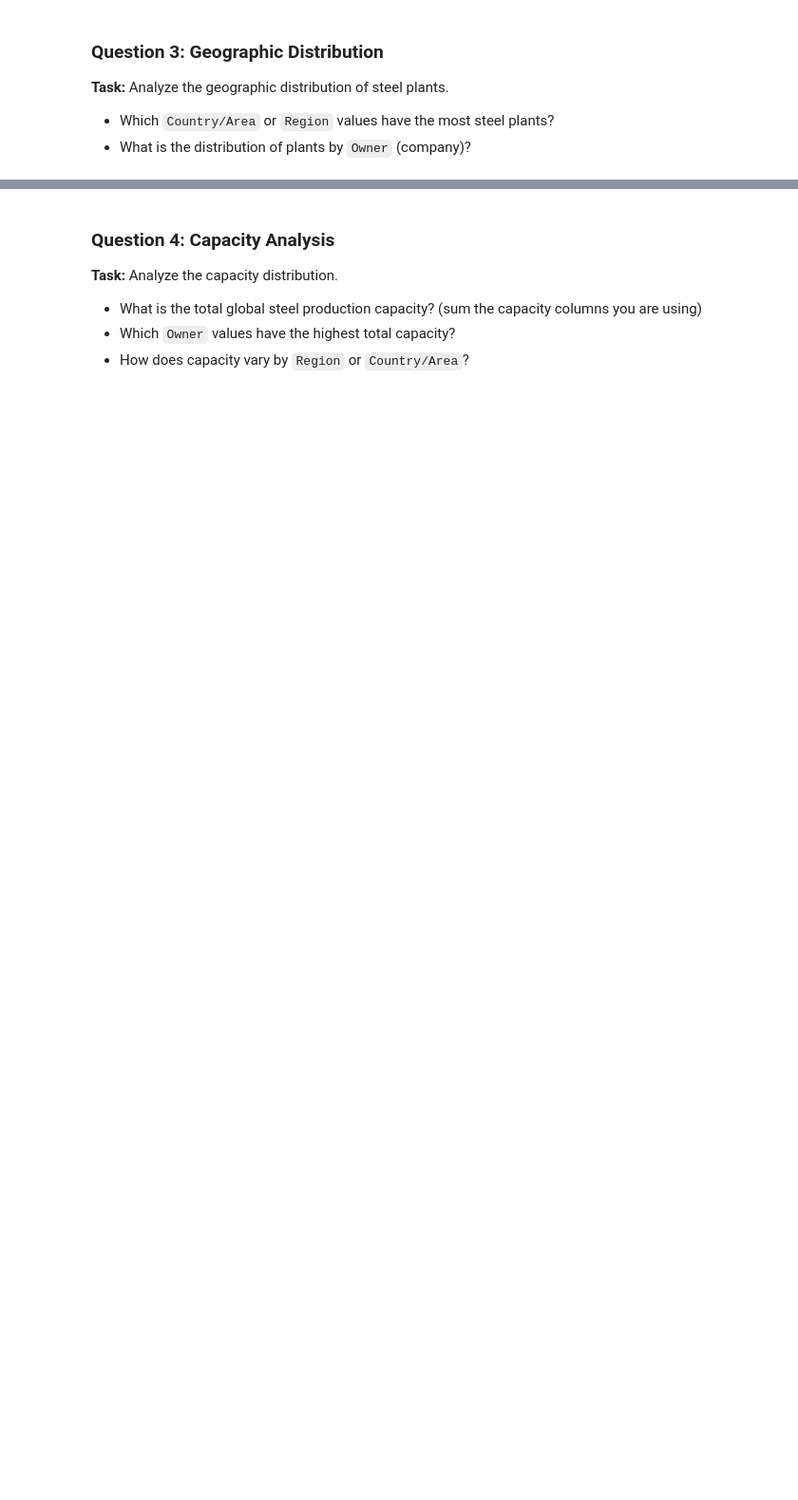
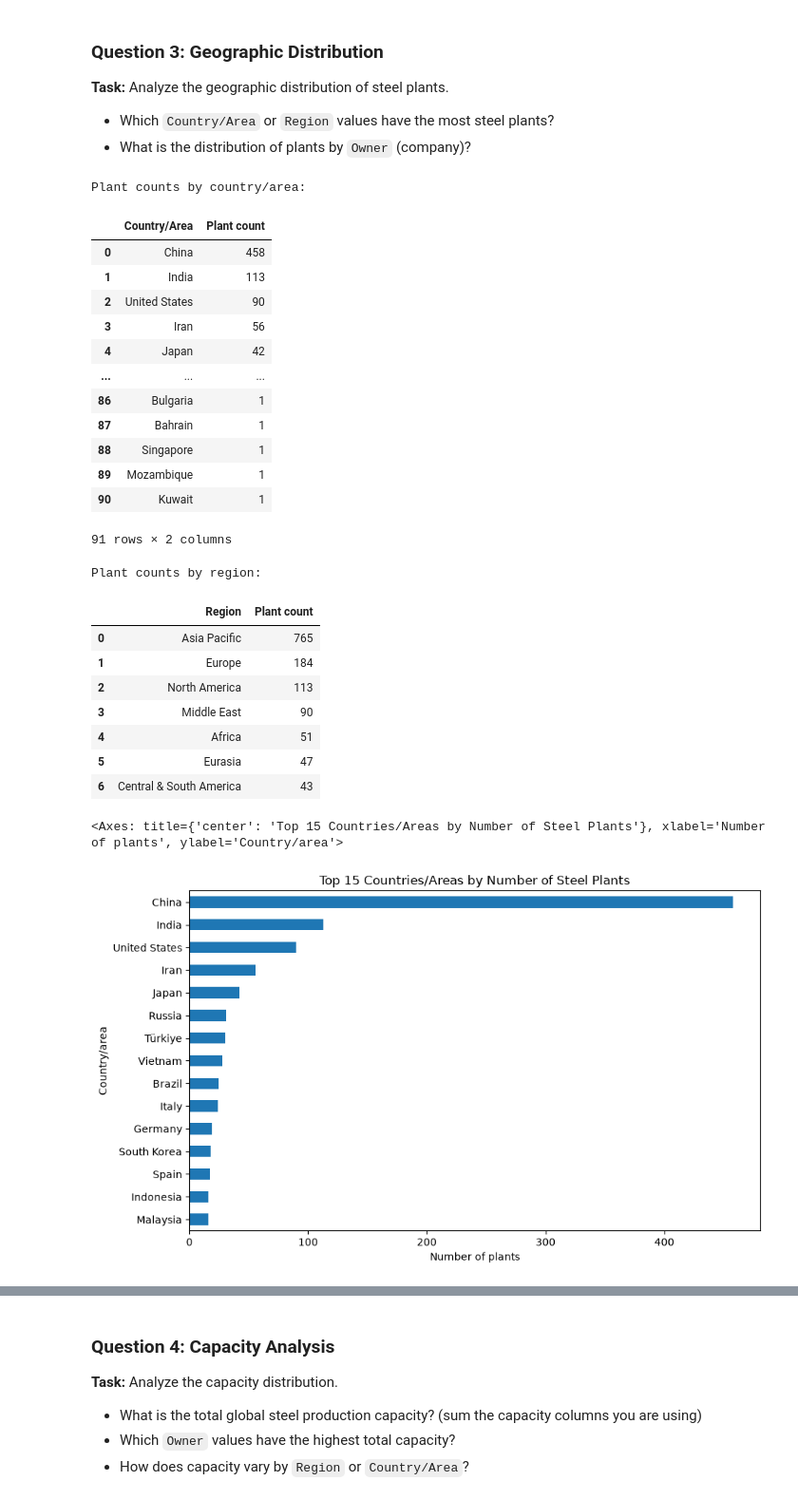
Before and after one commit to georgerieh/aidams-lab1-riekhakainen-montluc-destal, a Jupyter notebook: lab_1.ipynb, the cells around one changed output, grey strips where cells are left out. Shown at 95% size. Saved outputs shown, nothing was run; the diff lists cells and outputs as text; code cells hidden in the pictures; blank space fills up the shorter version.

```diff
--- a/lab_1.ipynb
+++ b/lab_1.ipynb
@@ -138,0 +231,56 @@ Answer the following questions through your analysis:
+# %%
+# Count plants by country/region
+
+country_counts = (
+    df['Country/area']
+    .value_counts()
+    .rename_axis('Country/Area')
+    .reset_index(name='Plant count')
+)
+
+region_counts = (
+    df['Region']
+    .value_counts()
+    .rename_axis('Region')
+    .reset_index(name='Plant count')
+)
+
+print('Plant counts by country/area:')
+display(country_counts)
+
+print('Plant counts by region:')
+display(region_counts)
+
+country_counts.head(15).set_index('Country/Area')['Plant count'].sort_values().plot(
+    kind='barh',
+    figsize=(10, 6),
+    title='Top 15 Countries/Areas by Number of Steel Plants',
+    xlabel='Number of plants',
+    ylabel='Country/area'
+)
+# %% [output]
+Plant counts by country/area:
+|  | Country/Area | Plant count |
+| 0 | China | 458 |
+| 1 | India | 113 |
+| 2 | United States | 90 |
+| 3 | Iran | 56 |
+| 4 | Japan | 42 |
+| ... | ... | ... |
+| 86 | Bulgaria | 1 |
+| 87 | Bahrain | 1 |
+| 88 | Singapore | 1 |
+| 89 | Mozambique | 1 |
+| 90 | Kuwait | 1 |
+91 rows × 2 columns
+Plant counts by region:
+|  | Region | Plant count |
+| 0 | Asia Pacific | 765 |
+| 1 | Europe | 184 |
+| 2 | North America | 113 |
+| 3 | Middle East | 90 |
+| 4 | Africa | 51 |
+| 5 | Eurasia | 47 |
+| 6 | Central & South America | 43 |
+<Axes: title={'center': 'Top 15 Countries/Areas by Number of Steel Plants'}, xlabel='Number of plants', ylabel='Country/area'>
+[figure, added]
```
Also changed, not shown: parts of 17 cells of this notebook, 2 other files.
